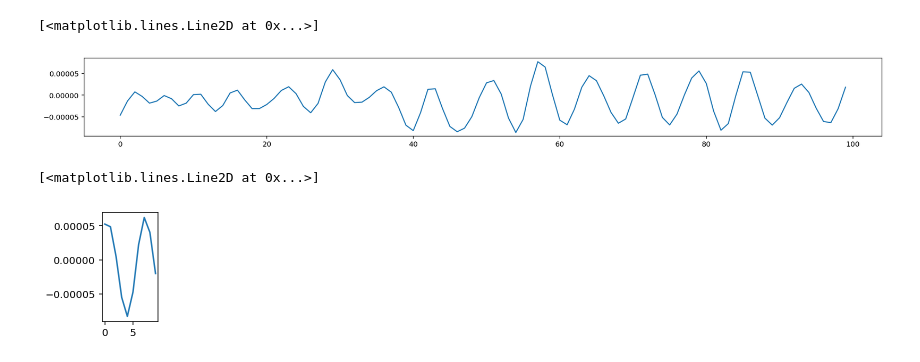
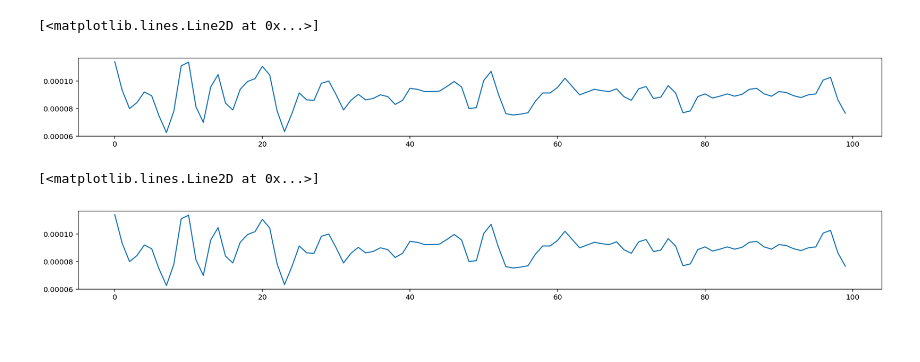
Before and after one commit to davidsteinar/structural-uncertainty, a Jupyter notebook: notebooks/pytorch_dataloader.ipynb, the cells around one changed output. Cells and saved outputs as stored; diff of their text form; code cells hidden in the pictures; blank space fills up the shorter version.

```diff
--- a/notebooks/pytorch_dataloader.ipynb
+++ b/notebooks/pytorch_dataloader.ipynb
@@ -59,0 +122,7 @@ Wall time: 836 ms
+# %%
+#Datasets
+training_dataset = z24Dataset(mode='training', window_size=100, normalize=False)
+training_dataloader = DataLoader(training_dataset, batch_size=2, shuffle=True, num_workers=4)
+# %%
+%%time
+X_vibration_batch, old = next(iter(training_dataloader))
@@ -60,12 +132,12 @@ Wall time: 836 ms
 # %%
 plt.figure(figsize=(20,2))
-plt.plot(X_batch[0].numpy()[:,2])
+plt.plot(X_vibration_batch[0].detach().numpy()[:,0])
 # %% [output]
 [<matplotlib.lines.Line2D at 0x...>]
-[figure, old version]
+[figure, new version]
 # %%
-plt.figure(figsize=(1,2))
-plt.plot(Y_batch[0].numpy()[:,2])
+plt.figure(figsize=(20,2))
+plt.plot(old[0].detach().numpy()[:,0])
 # %% [output]
 [<matplotlib.lines.Line2D at 0x...>]
-[figure, old version]
+[figure, new version]
```
Also changed, not shown: parts of 21 cells of this notebook, 47 other files.
